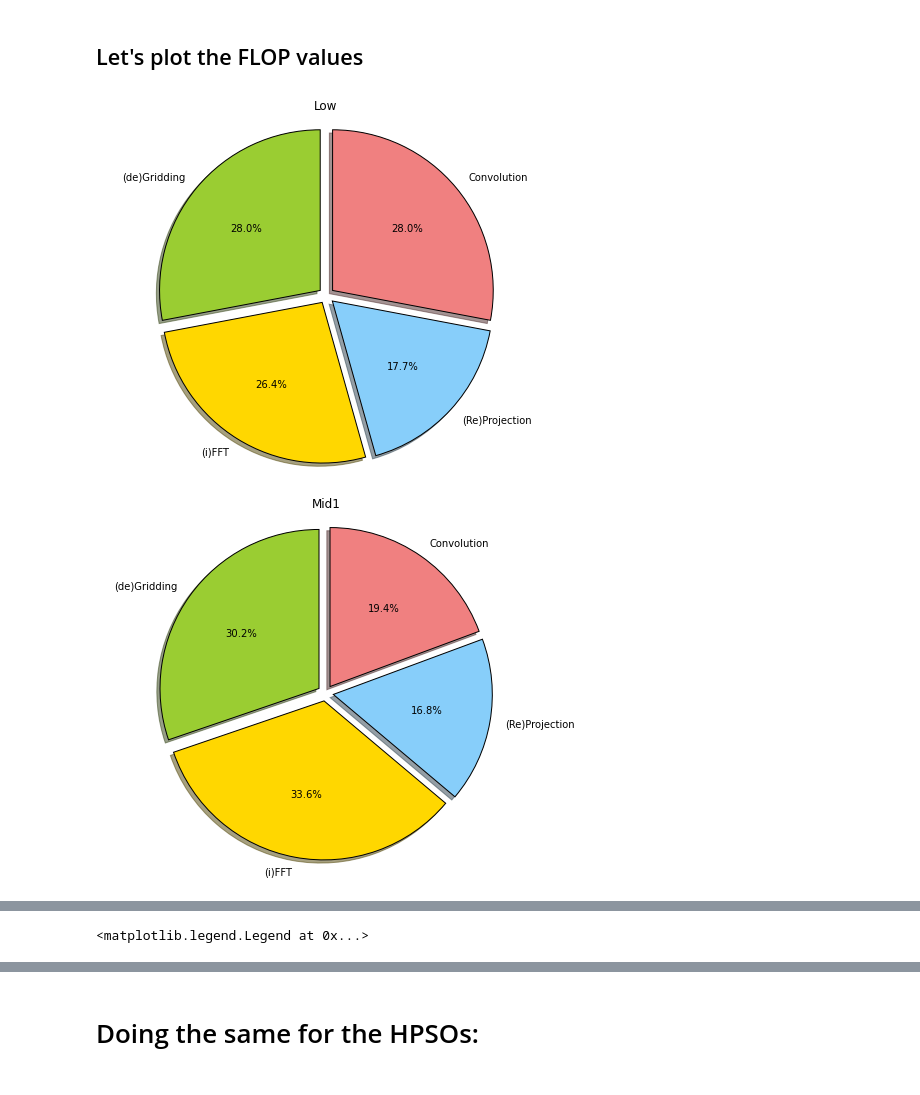
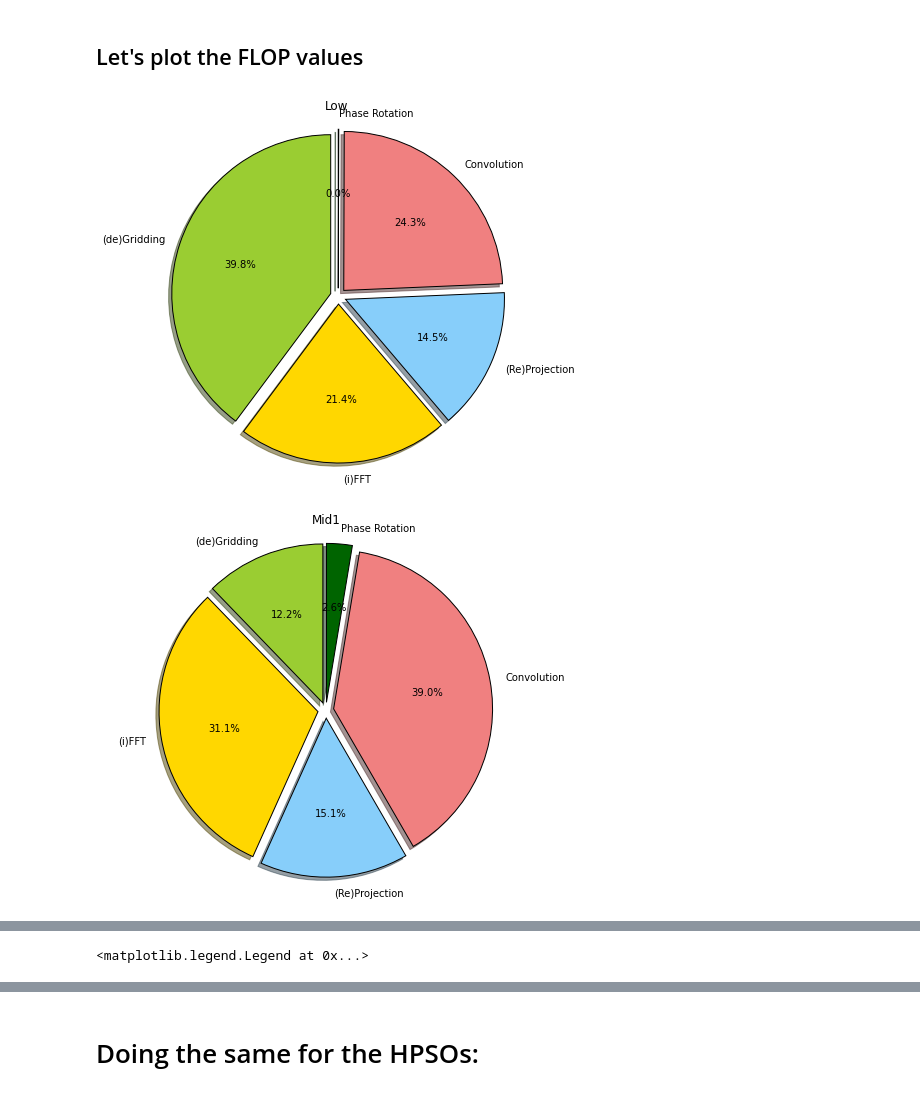
Before and after one commit to top-sim/sdp-par-model, a Jupyter notebook: iPython/SKA1_Performance_Model_PDR05.ipynb, the cells around one changed output, grey strips where cells are left out. Cells and saved outputs as stored; diff of their text form; code cells hidden in the pictures.

```diff
--- a/iPython/SKA1_Performance_Model_PDR05.ipynb
+++ b/iPython/SKA1_Performance_Model_PDR05.ipynb
@@ -103,7 +100,7 @@ IPython console for SymPy 0.7.6 (Python 2.7.7-32-bit) (ground types: python)
 # %%
 import time
 t0 = time.time()
-tel = Telescopes.SKA1_Low_old
+tel = Telescopes.SKA1_Low
 band = Bands.Low
 mode = ImagingModes.Spectral
 if not api.telescope_and_band_are_compatible(tel, band):
@@ -249,7 +232,7 @@ results
 # %% [markdown]
 ## Summarize results (by summing for each selected band) the different modes' values:
 # %%
-summable_expressions = {'Rflop_conv', 'Rflop_fft', 'Rflop_grid', 'Rflop_proj', 'Mbuf_vis', 'Rflop', 'Mw_cache', 'Rio'}
+summable_expressions = {'Rflop_conv', 'Rflop_fft', 'Rflop_grid', 'Rflop_proj', 'Rflop_phrot', 'Mbuf_vis', 'Rflop', 'Mw_cache', 'Rio'}
 imaging_modes = {ImagingModes.Spectral, ImagingModes.Continuum, ImagingModes.SlowTrans}
 
 results_per_band = {}
@@ -299,10 +282,10 @@ for tel in t:
     values = results_per_tel[tel]
 
     # The slices will be ordered and plotted counter-clockwise.
-    labels = '(de)Gridding', '(i)FFT', '(Re)Projection', 'Convolution'
-    sizes = [values['Rflop_grid'], values['Rflop_fft'], values['Rflop_proj'], values['Rflop_conv']]
-    colors = ['yellowgreen', 'gold', 'lightskyblue', 'lightcoral']
-    explode = (0.05, 0.05, 0.05, 0.05) # Radial offset of the slices
+    labels = '(de)Gridding', '(i)FFT', '(Re)Projection', 'Convolution', 'Phase Rotation'
+    sizes = [values['Rflop_grid'], values['Rflop_fft'], values['Rflop_proj'], values['Rflop_conv'], values['Rflop_phrot']]
+    colors = ['yellowgreen', 'gold', 'lightskyblue', 'lightcoral', 'darkgreen']
+    explode = (0.05, 0.05, 0.05, 0.05, 0.05) # Radial offset of the slices
 
     plt.pie(sizes, explode=explode, labels=labels, colors=colors,
             autopct='%1.1f%%', shadow=True, startangle=90)
@@ -321,36 +304,42 @@ for tel in t:
 
 #print results_per_param
 ind = np.arange(3)
 
 p = 'Rflop_grid'
 res_grid = (results_per_tel[t[0]][p], results_per_tel[t[1]][p], results_per_tel[t[2]][p])
 p = 'Rflop_fft'
 res_fft = (results_per_tel[t[0]][p], results_per_tel[t[1]][p], results_per_tel[t[2]][p])
 p = 'Rflop_proj'
 res_proj = (results_per_tel[t[0]][p], results_per_tel[t[1]][p], results_per_tel[t[2]][p])
 p = 'Rflop_conv'
 res_conv = (results_per_tel[t[0]][p], results_per_tel[t[1]][p], results_per_tel[t[2]][p])
+p = 'Rflop_phrot'
+res_conv = (results_per_tel[t[0]][p], results_per_tel[t[1]][p], results_per_tel[t[2]][p])
 
 #Plot a stacked bar chart
 width = 0.35
-val = np.array(res_grid)
+val = np.array(res_grid)/1e15
 p1 = plt.bar(ind, val, width, color=colors[0])
 bottoms = val
-val = np.array(res_fft)
+val = np.array(res_fft)/1e15
 p2 = plt.bar(ind, val, width, color=colors[1],
              bottom=bottoms)
 bottoms += val
-val = np.array(res_proj)
+val = np.array(res_proj)/1e15
 p3 = plt.bar(ind, val, width, color=colors[2],
              bottom=bottoms)
 bottoms += val
-val = np.array(res_conv)
+val = np.array(res_conv)/1e15
 p4 = plt.bar(ind, val, width, color=colors[3],
+             bottom=bottoms)
+bottoms += val
+val = np.array(res_conv)/1e15
+p5 = plt.bar(ind, val, width, color=colors[4],
              bottom=bottoms)
 
 plt.xticks(ind+width/2., t )
 plt.title('PetaFLOPS')
 plt.legend(labels, loc=2) # legend upper-left
 # %% [output]
-[figure, old version]
+[figure, new version]
-[figure, old version]
+[figure, new version]
```
Also changed, not shown: parts of 13 cells of this notebook, 4 other files.
